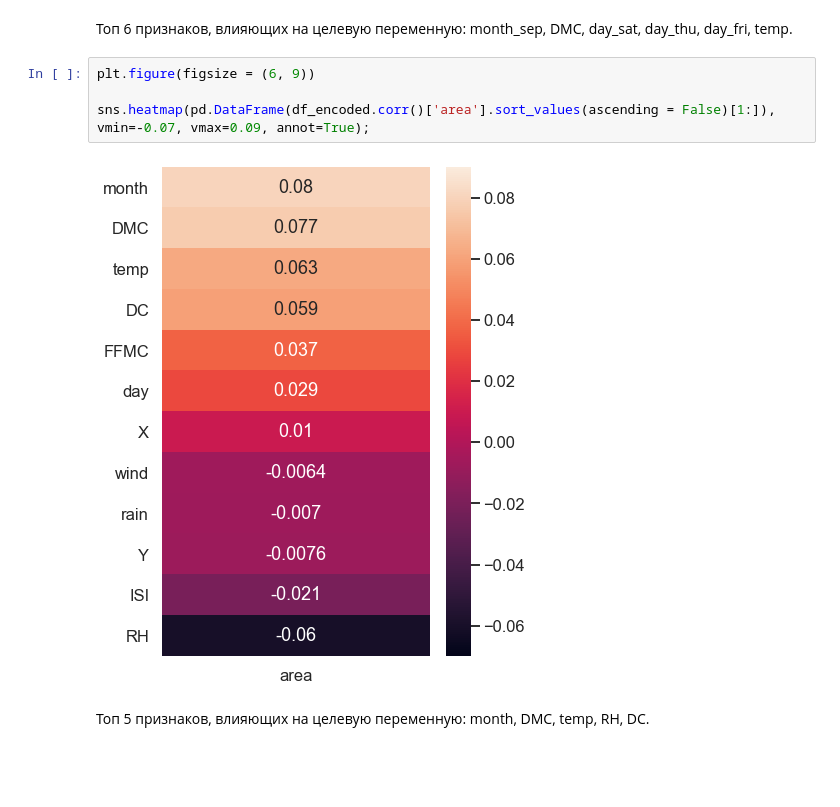
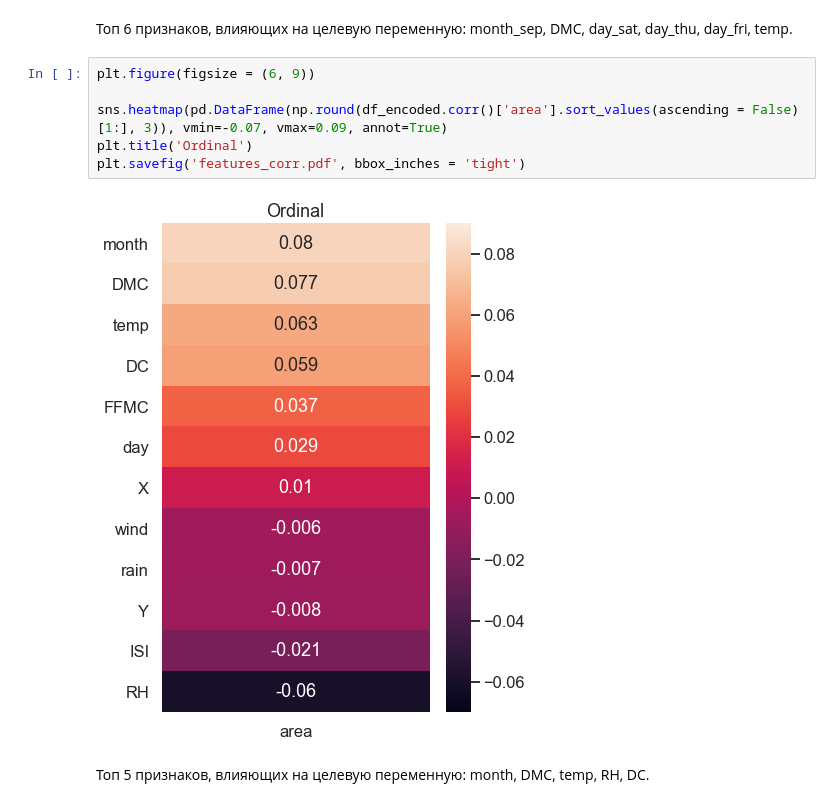
Before and after one commit to kisnikser/Intelligent-Systems-Admission, a Jupyter notebook: 21.ipynb, the cells around one changed output. Drawn from its saved outputs; the diff is of its cells as text; blank space fills up the shorter version.

```diff
--- a/21.ipynb
+++ b/21.ipynb
@@ -420,9 +428,11 @@ sns.heatmap(pd.DataFrame(df_encoded_oh.corr()['area'].sort_values(ascending = Fa
 # %%
 plt.figure(figsize = (6, 9))
 
-sns.heatmap(pd.DataFrame(df_encoded.corr()['area'].sort_values(ascending = False)[1:]), vmin=-0.07, vmax=0.09, annot=True);
+sns.heatmap(pd.DataFrame(np.round(df_encoded.corr()['area'].sort_values(ascending = False)[1:], 3)), vmin=-0.07, vmax=0.09, annot=True)
+plt.title('Ordinal')
+plt.savefig('features_corr.pdf', bbox_inches = 'tight')
 # %% [output]
-[figure, old version]
+[figure, new version]
 # %% [markdown]
 Топ 5 признаков, влияющих на целевую переменную: month, DMC, temp, RH, DC.
 # %% [markdown]
```
Also changed, not shown: parts of 16 cells of this notebook, 32 other files.
